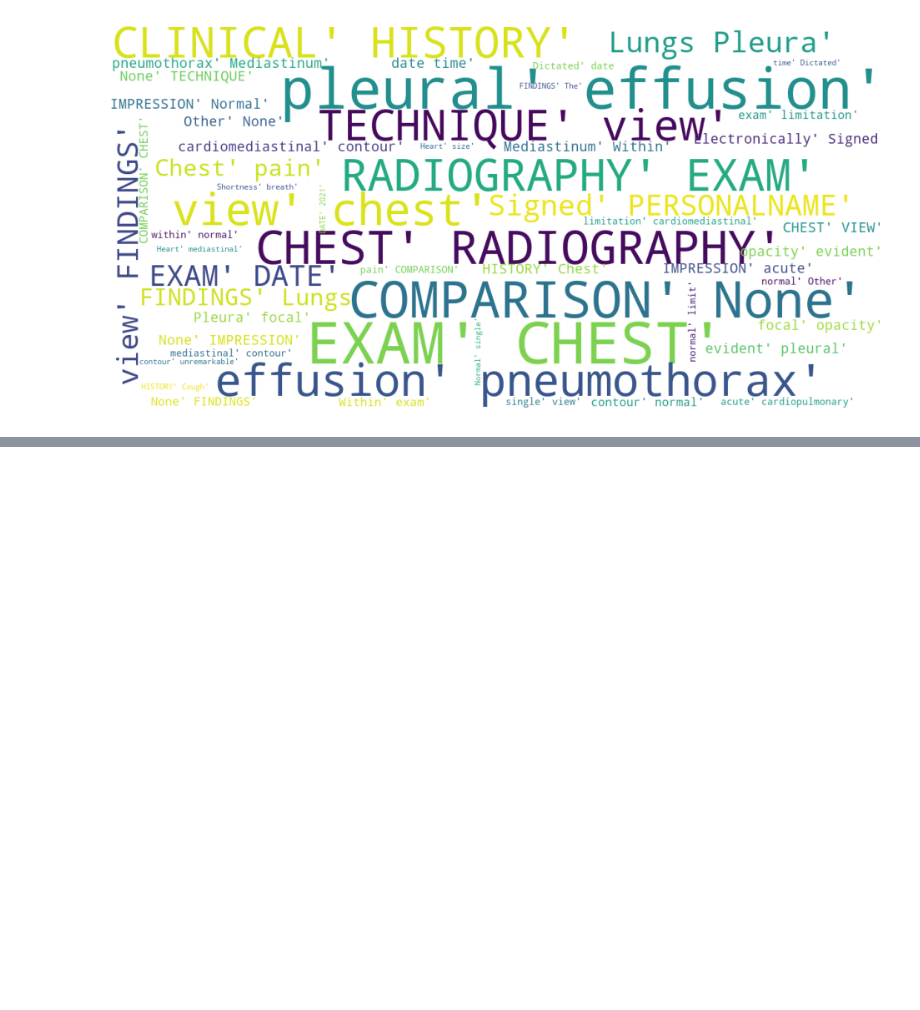
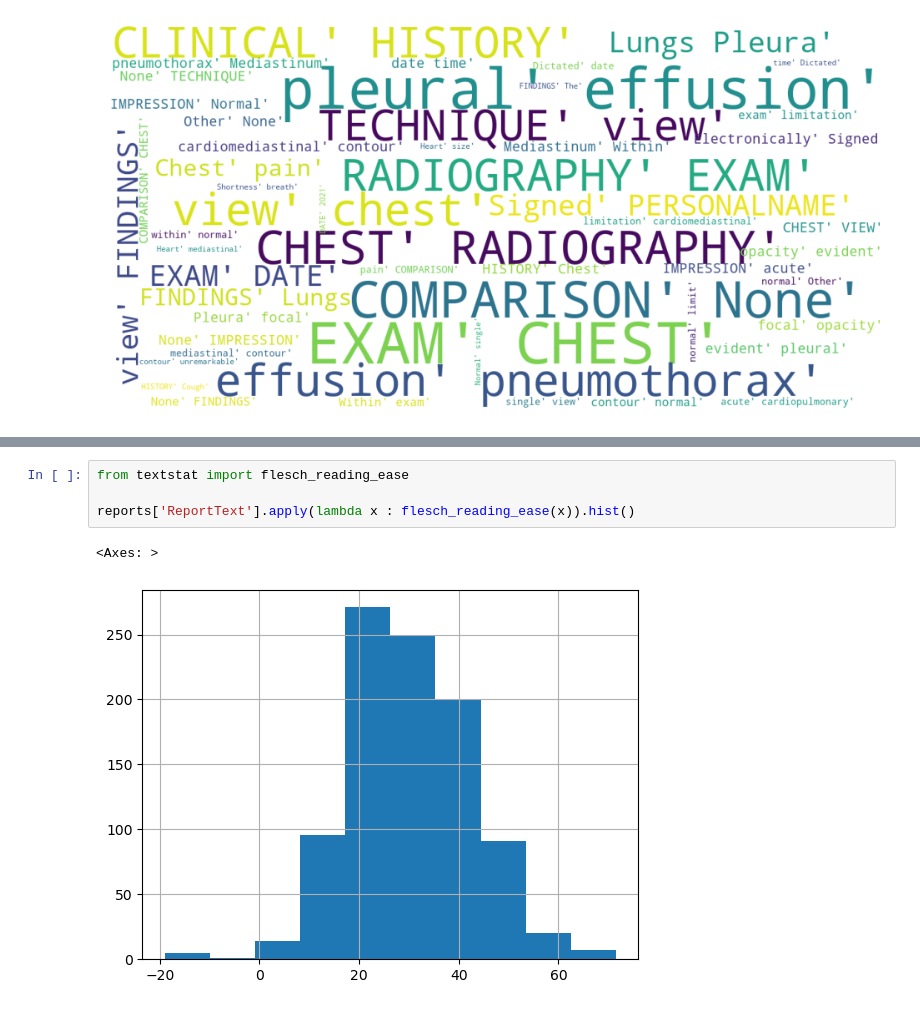
Before and after one commit to mousdid/open_avenues_build_medical_nlp, a Jupyter notebook: notebooks/EDA.ipynb, the cells around one changed output, grey strips where cells are left out. Cells and saved outputs as stored; diff of their text form; blank space fills up the shorter version.

```diff
--- a/notebooks/EDA.ipynb
+++ b/notebooks/EDA.ipynb
@@ -326,0 +388,7 @@ show_wordcloud(corpus)
+# %%
+from textstat import flesch_reading_ease
+
+reports['ReportText'].apply(lambda x : flesch_reading_ease(x)).hist()
+# %% [output]
+<Axes: >
+[figure, added]
```
Also changed, not shown: parts of 22 cells of this notebook.
